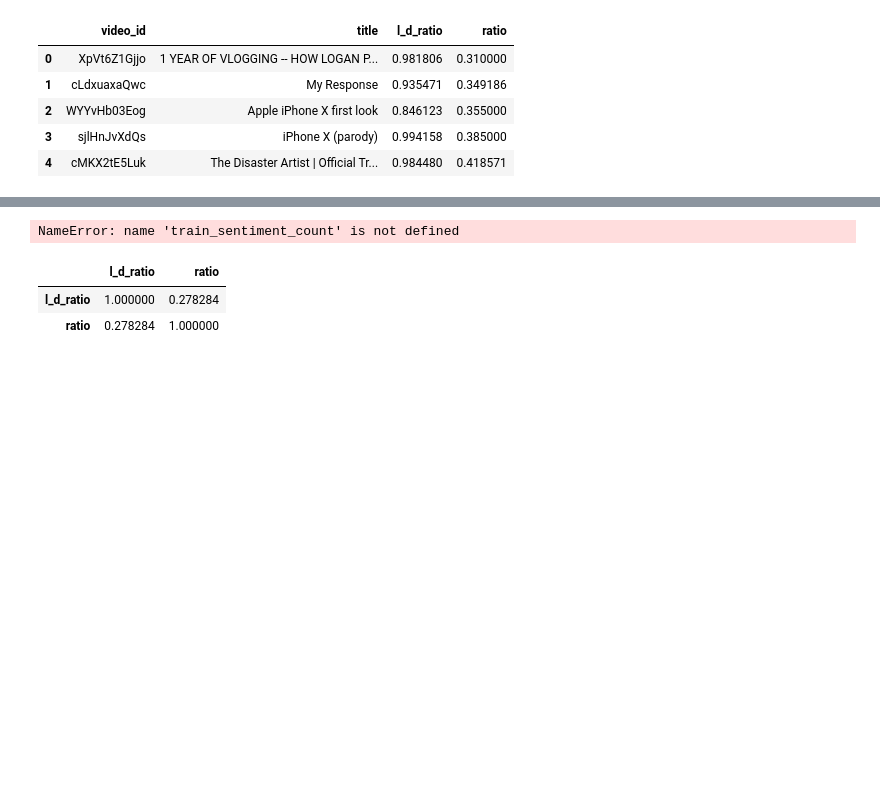
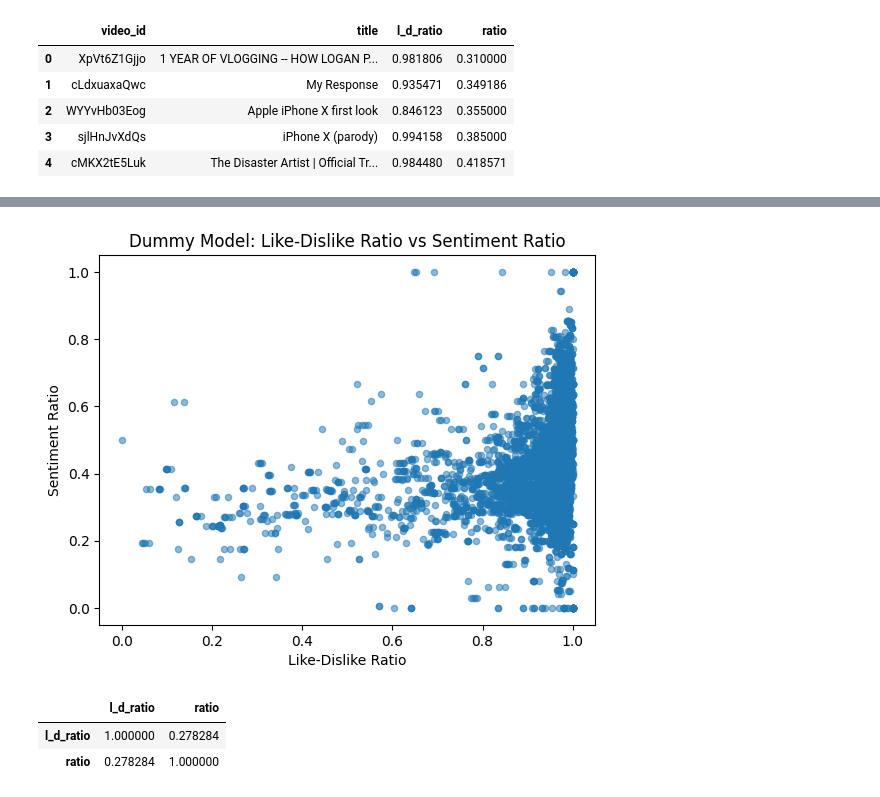
Before and after one commit to betanight/youtube_sentiment_analysis, a Jupyter notebook: notebooks/eda_analysis_fonz.ipynb, the cells around one changed output, grey strips where cells are left out. Drawn from its saved outputs; the diff is of its cells as text; code cells hidden in the pictures; blank space fills up the shorter version.

```diff
--- a/notebooks/eda_analysis_fonz.ipynb
+++ b/notebooks/eda_analysis_fonz.ipynb
@@ -247,11 +209,0 @@ test_sentiment_count['ratio'].fillna(0, inplace=True)
-# %%
-# Merge the training and test datasets back into one
-merged_sentiment_count = pd.concat([train_sentiment_count, test_sentiment_count], axis=0, ignore_index=True)
-merged_sentiment_count.head(10) # Display the first 10 rows of the merged sentiment count DataFrame
-
-# Merge the sentiment count with the videos DataFrame
-vid_stats = videos.merge(merged_sentiment_count, on='video_id') # Merge the sentiment count with the videos DataFrame
-vid_stats.dropna(inplace=True) # Drop rows with NaN values
-vid_stats = vid_stats[['video_id', 'title', 'l_d_ratio', 'ratio']] # Select relevant columns
-# %% [output]
-NameError: name 'train_sentiment_count' is not defined
@@ -266,6 +209,0 @@ test_comments = test_comments.merge(
-# %%
-dummy_vid_stats[['l_d_ratio', 'ratio']].corr() # Calculate the correlation between the like-dislike ratio and sentiment ratio
-# %% [output]
-|  | l_d_ratio | ratio |
-| l_d_ratio | 1.000000 | 0.278284 |
-| ratio | 0.278284 | 1.000000 |
@@ -274,0 +210,14 @@ comments_dummy['sentiment'] = comments_dummy['tokenized_text'].apply(get_sentime
+# %%
+dummy_vid_stats.plot.scatter(x='l_d_ratio', y='ratio', alpha=0.5) # Scatter plot of like-dislike ratio vs sentiment ratio
+plt.title('Dummy Model: Like-Dislike Ratio vs Sentiment Ratio') # Title of the plot
+plt.xlabel('Like-Dislike Ratio') # X-axis label
+plt.ylabel('Sentiment Ratio') # Y-axis label
+plt.show() # Show the plot
+# %% [output]
+[figure, added]
+# %%
+dummy_vid_stats[['l_d_ratio', 'ratio']].corr() # Calculate the correlation between the like-dislike ratio and the sentiment ratio
+# %% [output]
+|  | l_d_ratio | ratio |
+| l_d_ratio | 1.000000 | 0.278284 |
+| ratio | 0.278284 | 1.000000 |
```
Also changed, not shown: parts of 37 cells of this notebook.
